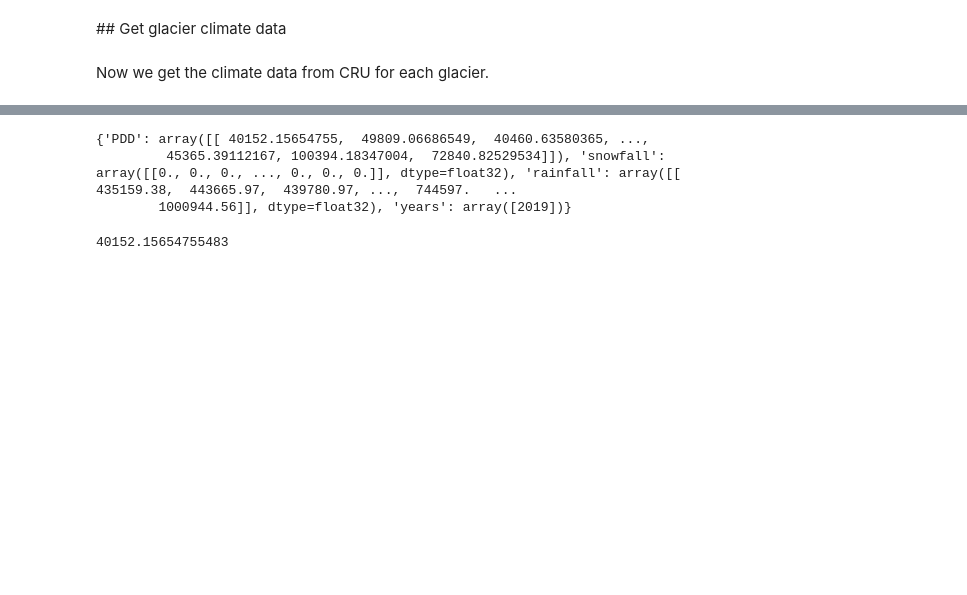
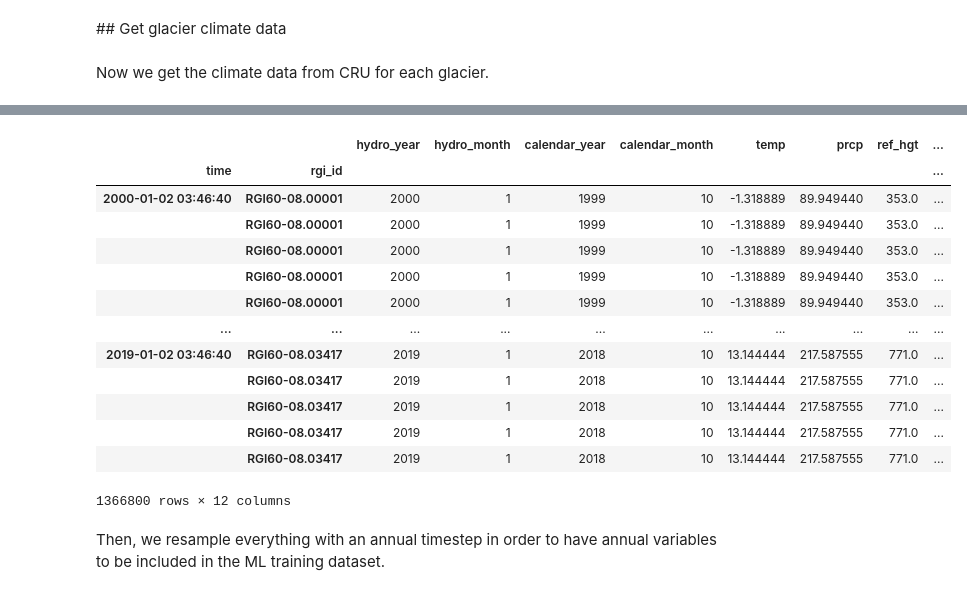
Before and after one commit to Machine-Learning-in-Glaciology-Workshop/Project_MB_Regression, a Jupyter notebook: ML_MB_modelling.ipynb, the cells around one changed output, grey strips where cells are left out. Saved outputs shown, nothing was run; the diff lists cells and outputs as text; code cells hidden in the pictures; blank space fills up the shorter version.

```diff
--- a/ML_MB_modelling.ipynb
+++ b/ML_MB_modelling.ipynb
@@ -198 +233,20 @@ Coordinates:
+# %%
+mon_climate_df
+# %% [output]
+|  |  | hydro_year | hydro_month | calendar_year | calendar_month | temp | prcp | ref_hgt | ... |
+| time | rgi_id |  |  |  |  |  |  |  | ... |
+| 2000-01-02 03:46:40 | RGI60-08.00001 | 2000 | 1 | 1999 | 10 | -1.318889 | 89.949440 | 353.0 | ... |
+|  | RGI60-08.00001 | 2000 | 1 | 1999 | 10 | -1.318889 | 89.949440 | 353.0 | ... |
+|  | RGI60-08.00001 | 2000 | 1 | 1999 | 10 | -1.318889 | 89.949440 | 353.0 | ... |
+|  | RGI60-08.00001 | 2000 | 1 | 1999 | 10 | -1.318889 | 89.949440 | 353.0 | ... |
+|  | RGI60-08.00001 | 2000 | 1 | 1999 | 10 | -1.318889 | 89.949440 | 353.0 | ... |
+| ... | ... | ... | ... | ... | ... | ... | ... | ... | ... |
+| 2019-01-02 03:46:40 | RGI60-08.03417 | 2019 | 1 | 2018 | 10 | 13.144444 | 217.587555 | 771.0 | ... |
+|  | RGI60-08.03417 | 2019 | 1 | 2018 | 10 | 13.144444 | 217.587555 | 771.0 | ... |
+|  | RGI60-08.03417 | 2019 | 1 | 2018 | 10 | 13.144444 | 217.587555 | 771.0 | ... |
+|  | RGI60-08.03417 | 2019 | 1 | 2018 | 10 | 13.144444 | 217.587555 | 771.0 | ... |
+|  | RGI60-08.03417 | 2019 | 1 | 2018 | 10 | 13.144444 | 217.587555 | 771.0 | ... |
+1366800 rows × 12 columns
+# %% [markdown]
+Then, we resample everything with an annual timestep in order to have annual variables to be included in the ML training dataset.
 # %%
@@ -231,10 +269,2 @@ def get_climate_predictors(climate_ds, period=pd.date_range(start="2000-01-01",e
 # %%
-climate_df = get_climate_predictors(climate_ds)
+yr_temp_ds, yr_snow_ds, yr_rain_ds = get_annual_dataset(climate_ds)
-# %% [output]
-{'PDD': array([[ 40152.15654755,  49809.06686549,  40460.63580365, ...,
-         45365.39112167, 100394.18347004,  72840.82529534]]), 'snowfall': array([[0., 0., 0., ..., 0., 0., 0.]], dtype=float32), 'rainfall': array([[ 435159.38,  443665.97,  439780.97, ...,  744597.   ...
-        1000944.56]], dtype=float32), 'years': array([2019])}
-# %%
-climate_df['PDD'][0][0]
-# %% [output]
-40152.15654755483
```
Also changed, not shown: parts of 38 cells of this notebook.
